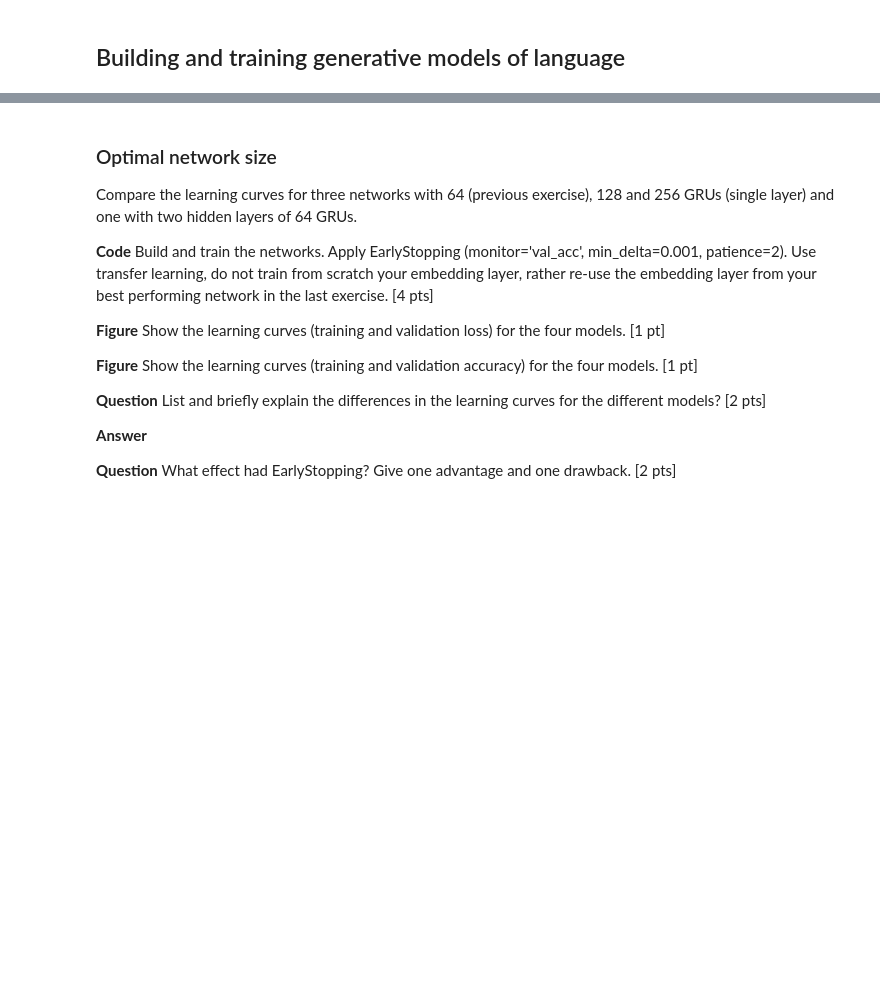
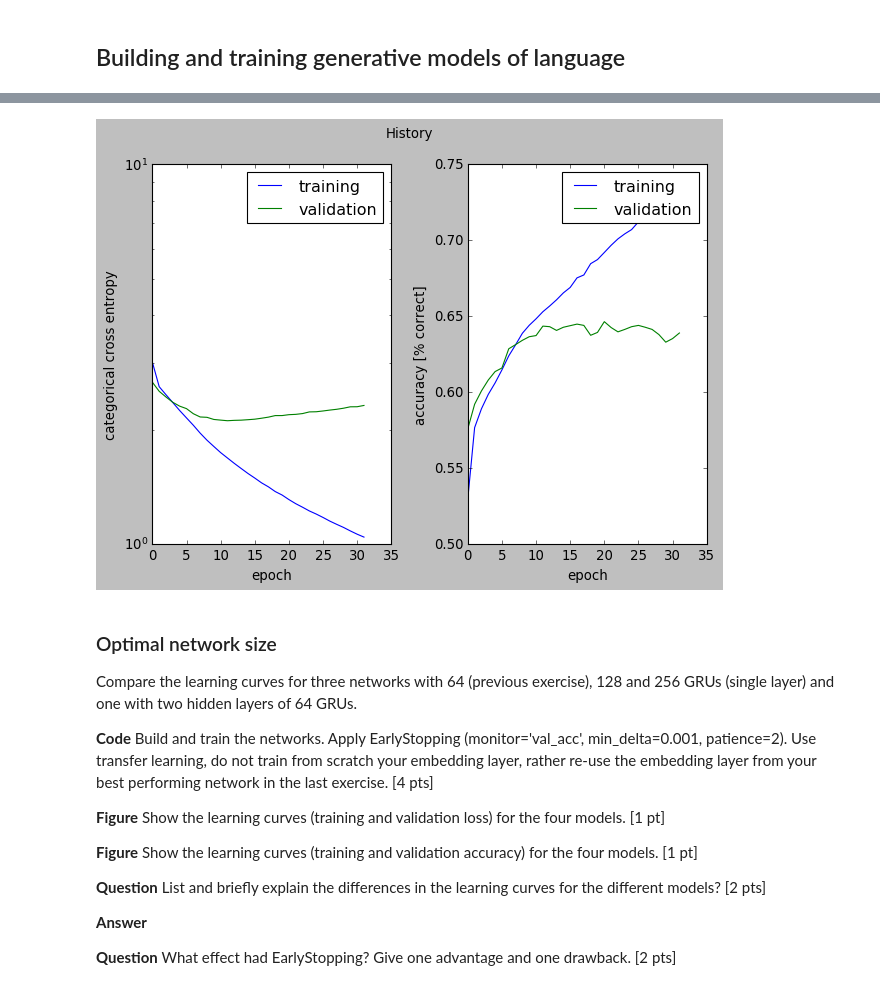
Before and after one commit to FredrikBixo/ChatBot, a Jupyter notebook: miniproject2_ChatBot.ipynb, the cells around one changed output, grey strips where cells are left out. Saved outputs shown, nothing was run; the diff lists cells and outputs as text; code cells hidden in the pictures; blank space fills up the shorter version.

```diff
--- a/miniproject2_ChatBot.ipynb
+++ b/miniproject2_ChatBot.ipynb
@@ -884,5 +957,7 @@ accuracy(rnn_model, x_test, y_test)
 # %%
-plot_history(rnn_history, "History")
+plot = plot_history(rnn_history, "History")
+# %% [output]
+[figure, added]
 # %% [markdown]
 ### Optimal network size
 
```
Also changed, not shown: parts of 22 cells of this notebook.
